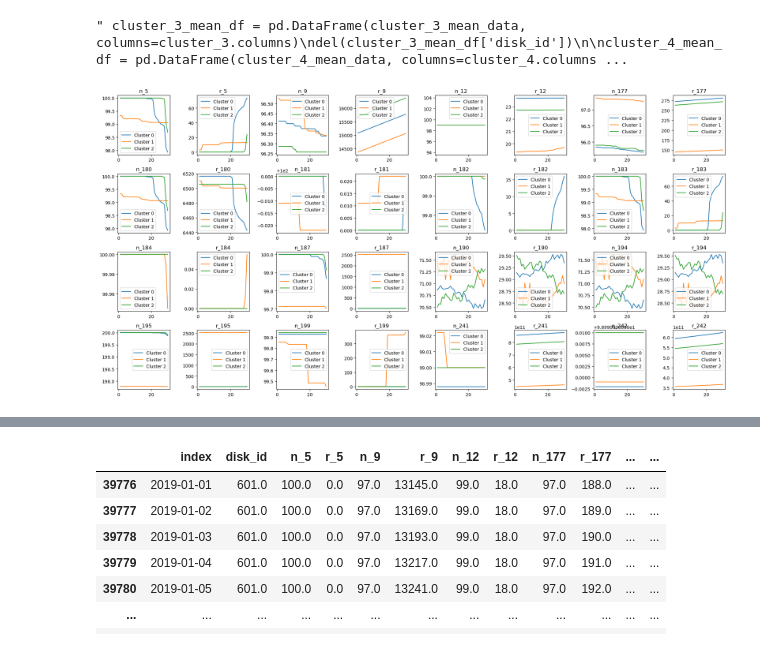
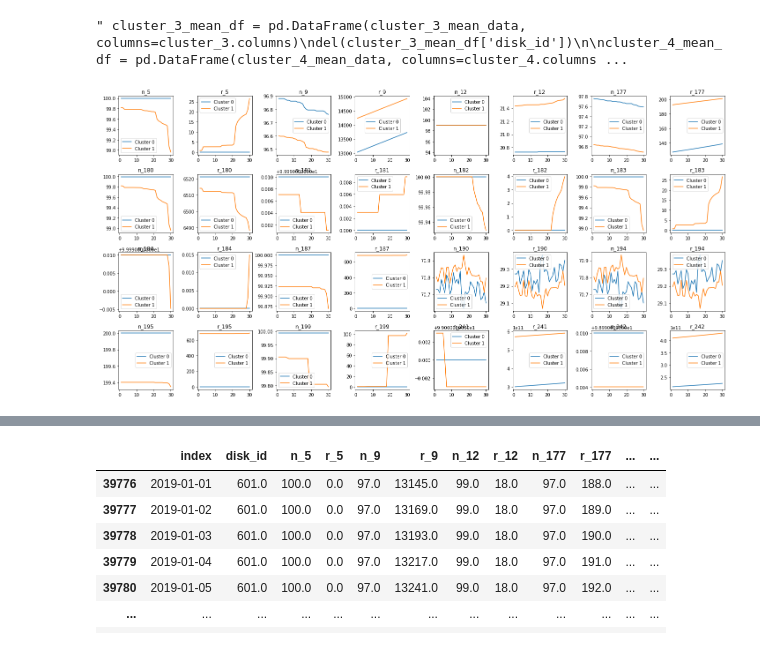
Before and after one commit to passion3659/ssd-failure, a Jupyter notebook: MB1/MB1_Clustering2.ipynb, the cells around one changed output, grey strips where cells are left out. Saved outputs shown, nothing was run; the diff lists cells and outputs as text; code cells hidden in the pictures.

```diff
--- a/MB1/MB1_Clustering2.ipynb
+++ b/MB1/MB1_Clustering2.ipynb
@@ -506,8 +17,0 @@ fig.show()
-# %%
-to_cluster = to_cluster_data.drop(columns=['index','label'])
-
-grouped = to_cluster.groupby("disk_id").apply(np.array)
-
-to_cluster = np.array(grouped.tolist())  # This is now a 3D array (n_samples, n_timestamps, n_features)
-to_cluster = to_cluster[:, :, 1:]
-to_cluster.shape
@@ -625,8 +17,0 @@ array([0, 0, 1, 1, 1, 1, 1, 1, 0, 1, 1, 1, 1, 1, 1, 1, 1, 0, 0, 1, 0, 0,
-# %%
-to_cluster_df = to_cluster_data.copy()
-to_cluster_df.reset_index(inplace=True,drop=True)
-
-to_cluster_df['cluster']=0
-for i, cluster in enumerate(clusters):
-    to_cluster_df.loc[i*10:i*10+10, 'cluster'] = cluster
-to_cluster_df
@@ -736,21 +17,0 @@ plt.show()
-# %%
-from sklearn.manifold import TSNE
-
-x_data = to_cluster_df.drop(columns=['index','disk_id','label','cluster'])
-# dim reduction with tsne
-tsne = TSNE(random_state=42)
-# use fit_transform instead of fit, as TSNE has no transform method. not be used as preprocessing step of supervised learning
-tsne_data = tsne.fit_transform(x_data)
-colors = ["#476A2A", "#7851B8", "#BD3430", "#4A2D4E", "#875525",
-          "#A83683", "#4E655E", "#853541", "#3A3120", "#535D8E"]
-plt.figure(figsize=(10, 10))
-plt.xlim(tsne_data[:, 0].min(), tsne_data[:, 0].max())
-plt.ylim(tsne_data[:, 1].min(), tsne_data[:, 1].max())
-for i in range(len(to_cluster_df)):
-    # actually plot the digits as text instead of using scatter
-    plt.text(tsne_data[i, 0], tsne_data[i, 1], str(list(to_cluster_df['cluster'])[i]),
-             color = colors[list(to_cluster_df['cluster'])[i]],
-             fontdict={'weight': 'bold', 'size': 9})
-plt.xlabel("First principal component")
-plt.ylabel("Second principal component")
-#상대적으로 잘 뭉쳐져있다! -> 시각화하는데 잘 사용됨.
@@ -1353,28 +574,28 @@ del(cluster_4_mean_df['disk_id']) """
 # %%
 import matplotlib.pyplot as plt
 
 # Assuming the dataframes are named 'cluster_0_mean_df', 'cluster_1_mean_df', 'cluster_2_mean_df', 'cluster_3_mean_df'
-clusters = [cluster_0_mean_df, cluster_1_mean_df,cluster_2_mean_df]
+clusters = [cluster_0_mean_df, cluster_1_mean_df]
 cluster_names = ['Cluster 0', 'Cluster 1','Cluster 2']
 
 # feature names list
 feature_names = cluster_0_mean_df.columns.tolist()
 
 # Create subplots with 4 rows and 8 columns, each cell will represent a feature
 fig, axs = plt.subplots(nrows=4, ncols=8, figsize=(20, 10))
 
 # Reshape the axes array to 1D for easy iteration
 axs = axs.ravel()
 
 for i in range(len(feature_names)):
-    for j in range(3):
+    for j in range(2):
         # Plot each cluster's line in the same subplot (feature)
         axs[i].plot(clusters[j].index + 1, clusters[j].iloc[:, i], label=cluster_names[j])
 
     axs[i].set_title(feature_names[i])
     axs[i].legend()
 
 plt.tight_layout()
 plt.show()
 # %% [output]
-[figure, old version]
+[figure, new version]
```
Also changed, not shown: parts of 60 cells of this notebook.
